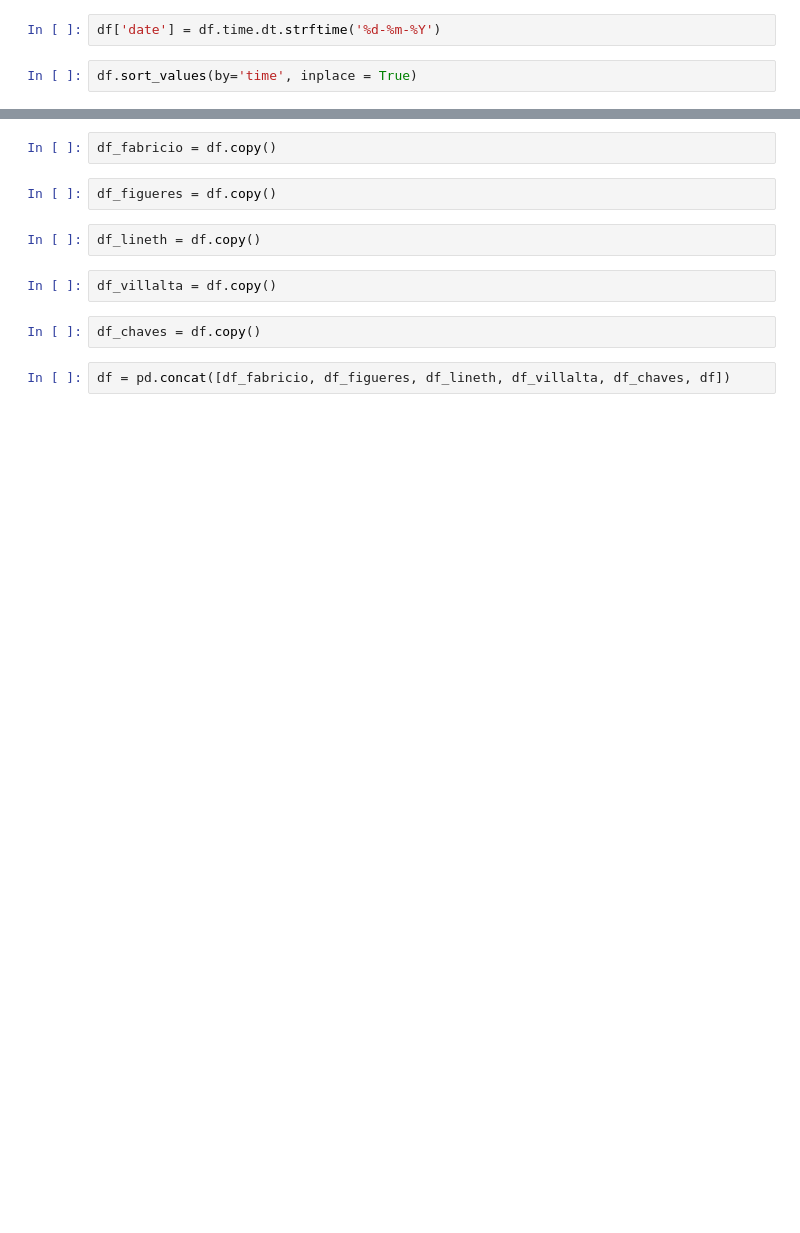
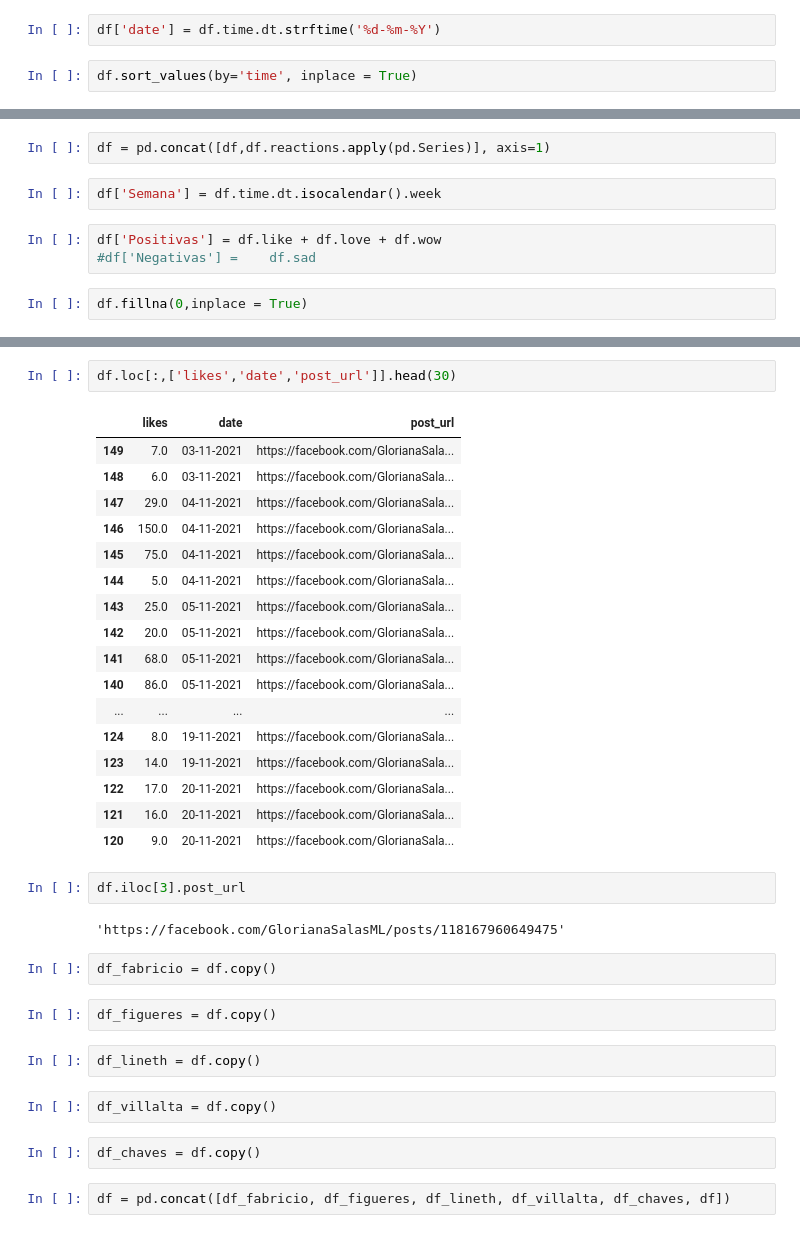
Before and after one commit to rafaelmata357/Daily-coding, a Jupyter notebook: facebook_scrapper.ipynb, the cells around one changed output, grey strips where cells are left out. Drawn from its saved outputs; the diff is of its cells as text; blank space fills up the shorter version.

```diff
--- a/facebook_scrapper.ipynb
+++ b/facebook_scrapper.ipynb
@@ -211,0 +178,9 @@ df.groupby('data')['likes'].mean().plot()
+# %%
+df = pd.concat([df,df.reactions.apply(pd.Series)], axis=1)
+# %%
+df['Semana'] = df.time.dt.isocalendar().week
+# %%
+df['Positivas'] = df.like + df.love + df.wow
+#df['Negativas'] =    df.sad
+# %%
+df.fillna(0,inplace = True)
@@ -214,3 +277,27 @@ df_final_4.to_csv('Cuarto_1_candidatos.csv')
+# %%
+df.loc[:,['likes','date','post_url']].head(30)
+# %% [output]
+|  | likes | date | post_url |
+| 149 | 7.0 | 03-11-2021 | https://facebook.com/GlorianaSala... |
+| 148 | 6.0 | 03-11-2021 | https://facebook.com/GlorianaSala... |
+| 147 | 29.0 | 04-11-2021 | https://facebook.com/GlorianaSala... |
+| 146 | 150.0 | 04-11-2021 | https://facebook.com/GlorianaSala... |
+| 145 | 75.0 | 04-11-2021 | https://facebook.com/GlorianaSala... |
+| 144 | 5.0 | 04-11-2021 | https://facebook.com/GlorianaSala... |
+| 143 | 25.0 | 05-11-2021 | https://facebook.com/GlorianaSala... |
+| 142 | 20.0 | 05-11-2021 | https://facebook.com/GlorianaSala... |
+| 141 | 68.0 | 05-11-2021 | https://facebook.com/GlorianaSala... |
+| 140 | 86.0 | 05-11-2021 | https://facebook.com/GlorianaSala... |
+| ... | ... | ... | ... |
+| 124 | 8.0 | 19-11-2021 | https://facebook.com/GlorianaSala... |
+| 123 | 14.0 | 19-11-2021 | https://facebook.com/GlorianaSala... |
+| 122 | 17.0 | 20-11-2021 | https://facebook.com/GlorianaSala... |
+| 121 | 16.0 | 20-11-2021 | https://facebook.com/GlorianaSala... |
+| 120 | 9.0 | 20-11-2021 | https://facebook.com/GlorianaSala... |
+# %%
+df.iloc[3].post_url
+# %% [output]
+'https://facebook.com/GlorianaSalasML/posts/118167960649475'
 # %%
 df_fabricio = df.copy()
 # %%
```
Also changed, not shown: parts of 16 cells of this notebook.
